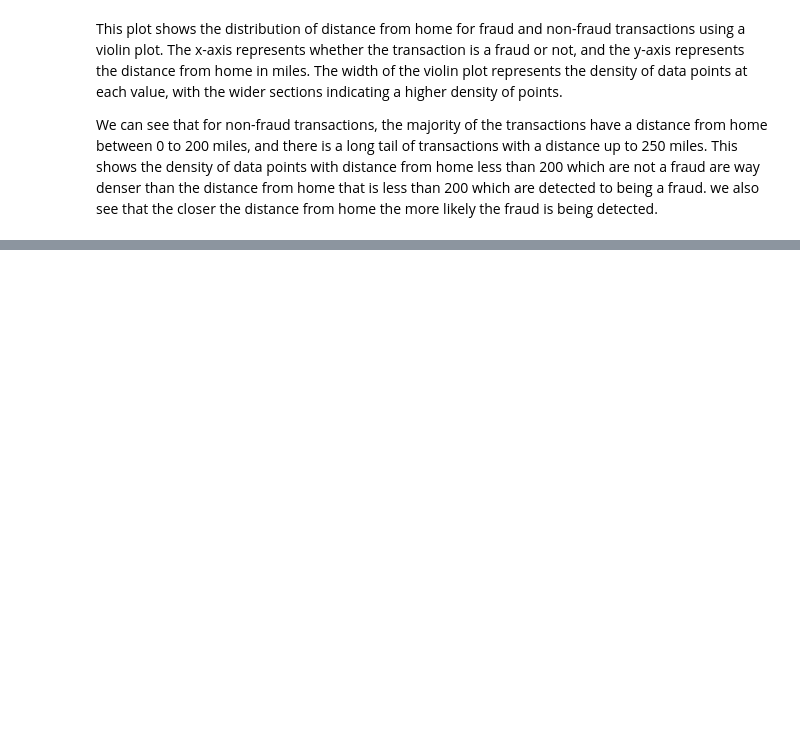
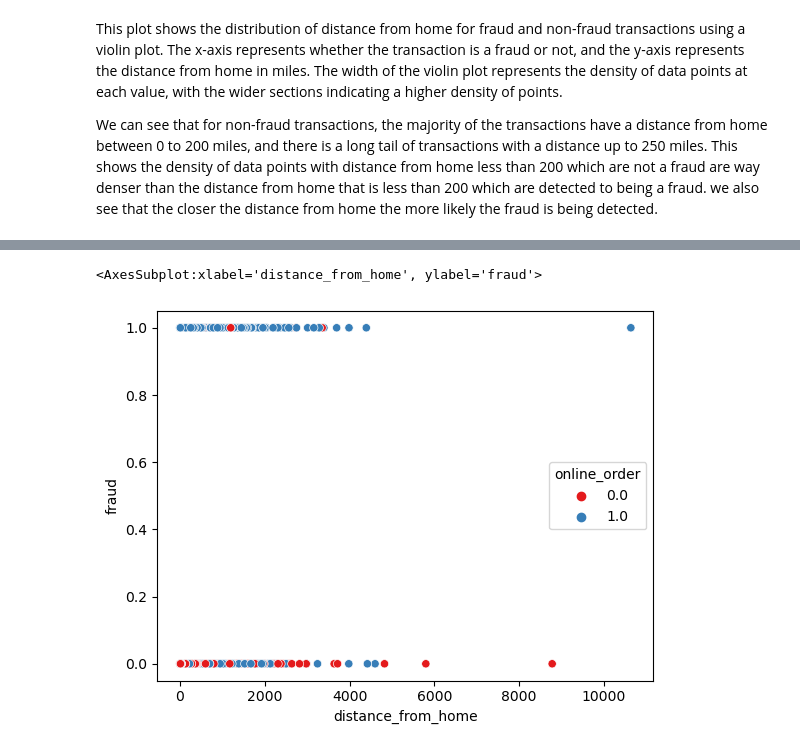
Before and after one commit to KarimKhalil33/CreditCard-Fraud-Data-Analysis, a Jupyter notebook: analysis/analysis2.ipynb, the cells around one changed output, grey strips where cells are left out. Saved outputs shown, nothing was run; the diff lists cells and outputs as text; code cells hidden in the pictures; blank space fills up the shorter version.

```diff
--- a/analysis/analysis2.ipynb
+++ b/analysis/analysis2.ipynb
@@ -181,0 +240,11 @@ We can see that for non-fraud transactions, the majority of the transactions hav
+# %%
+import seaborn as sns
+
+df_filtered = mydata[['distance_from_home', 'online_order', 'fraud']]
+
+df_filtered = df_filtered.fillna(value={'online_order': False, 'fraud': False})
+
+sns.scatterplot(data=df_filtered, x='distance_from_home', y='fraud', hue='online_order', palette='Set1')
+# %% [output]
+<AxesSubplot:xlabel='distance_from_home', ylabel='fraud'>
+[figure, added]
```
Also changed, not shown: parts of 9 cells of this notebook, 1 other file.
